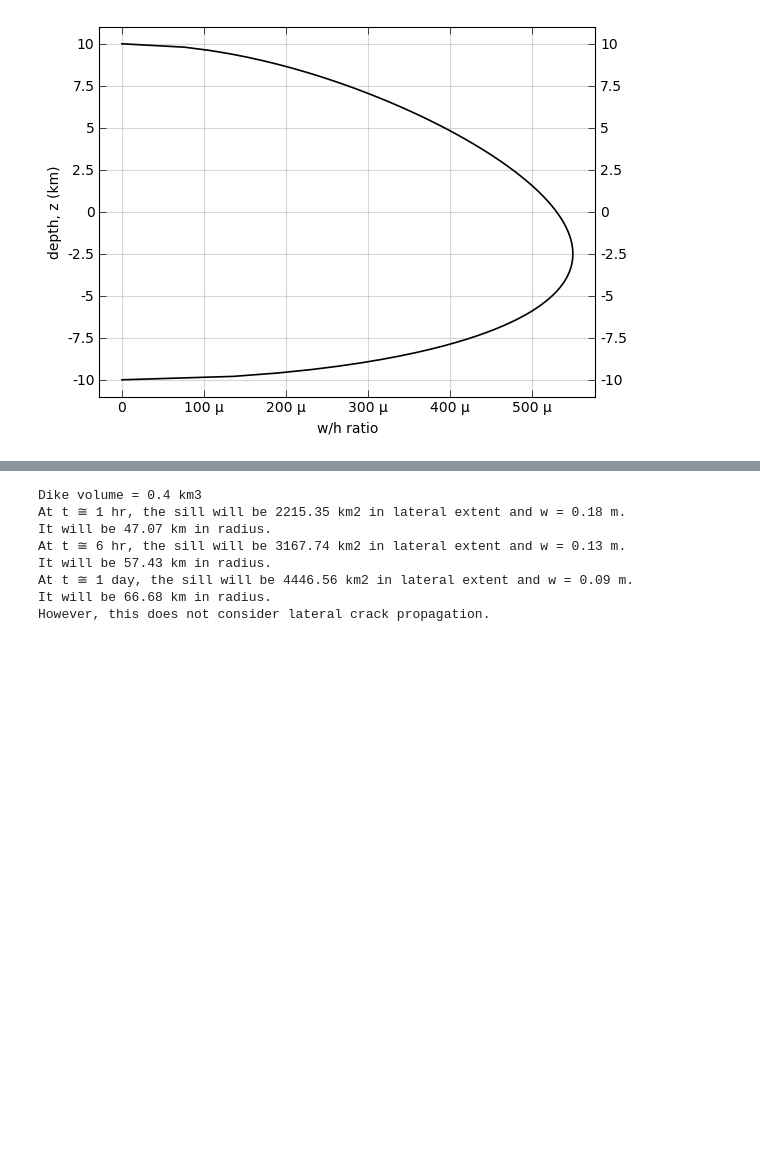
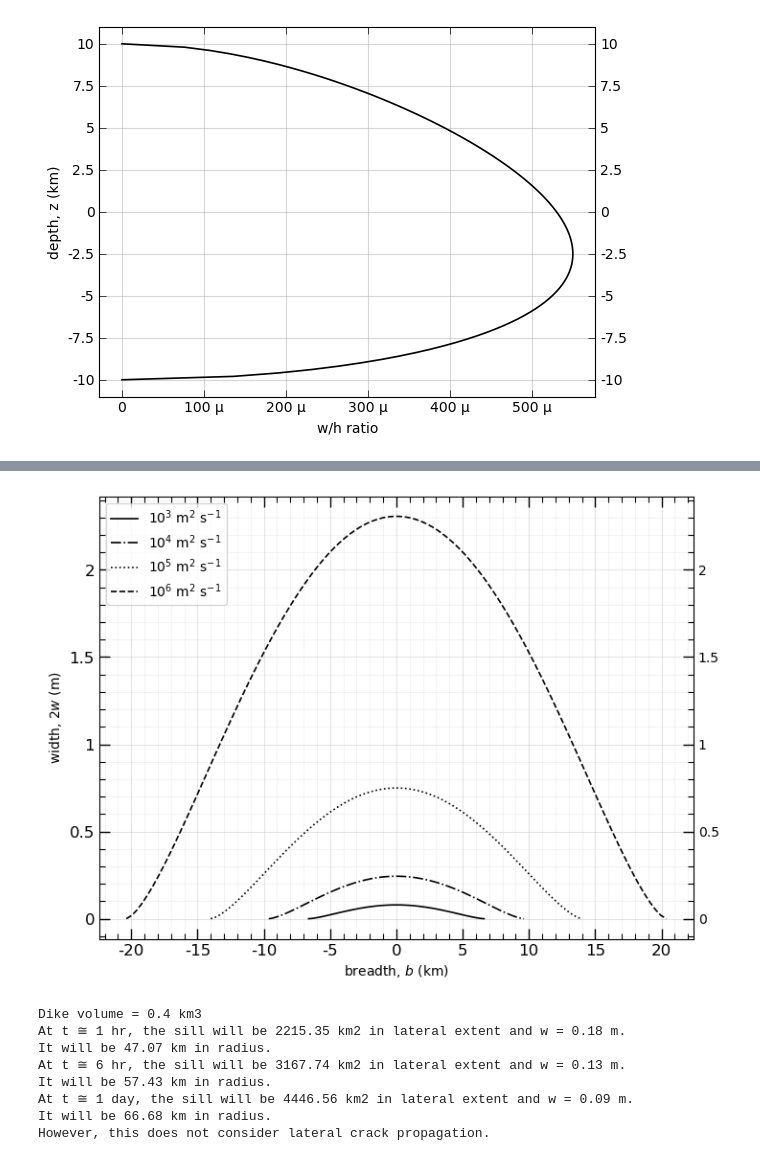
Before and after one commit to CottomR-et-al/Europa-ice-ocean-exchange, a Jupyter notebook: F25_Dikes_Europa.ipynb, the cells around one changed output, grey strips where cells are left out. Cells and saved outputs as stored; diff of their text form; code cells hidden in the pictures; blank space fills up the shorter version.

```diff
--- a/F25_Dikes_Europa.ipynb
+++ b/F25_Dikes_Europa.ipynb
@@ -903,3 +906,49 @@ ax.grid(which='minor', alpha=0.2, linewidth=0.5)
+# %%
+# Lister (1990) eqn 5.4 elliptical cross section, evolving with q
+fig, ax = plt.subplots( figsize=(8,6))
+Q = np.array([1e3, 1e4, 1e5, 1e6]) # m2/s
+a_Lister = 12/7
+G_up = gamma(3*a_Lister+2)
+G_low = gamma(1/2*(3*a_Lister + 2))**2
+bN = 1/2 * (6*(3*a_Lister+1)/a_Lister)**(a_Lister/(3*a_Lister + 1)) * (G_up / G_low)**(1/(3*a_Lister + 1))
+A = 15.4 * eta_w**(-1/7) * (rhow * delta_rho_inv * g)**(-3/7)
+x = np.linspace(0, 20e3, 100)
+xi = np.linspace(-1, 1, 100)
+linestyles = ['-', '-.', 'dotted', '--']
+z_slice = 10e3 # m
+
+for i, q in enumerate(Q):
+    breadth_scaling = (q * m**a_Lister * z_slice**a_Lister / (A * (g * delta_rho_inv)**(a_Lister + 1)))**(1 / (3 * a_Lister + 1))
+    b_physical = bN * breadth_scaling
+    x_physical = xi * b_physical
+    # xi = x / bN * (Q * m**a_Lister * z_slice**a_Lister / (A * (g*delta_rho)**(a_Lister + 1)))**(-1/(3*a_Lister + 1))
+
+    wLister = a_Lister * bN**3 / (6 * (3*a_Lister+1)) * (q**3 / (A**3 * (g*delta_rho_inv)**2 * m * z_slice))**(1/(3*a_Lister + 1)) * (1-xi**2)**(3/2)
+    # plt.plot(x_physical/1e3, 2*wLister, linewidth=1, color='black', label=rf'Q = 10$^{{{np.log10(Q):.0f}}}$ m$^2$ s$^{{-1}}$')
+    plt.plot(x_physical/1e3, 2*wLister, linewidth=1.2, color='black', ls=linestyles[i],label=rf'10$^{{{np.log10(q):.0f}}}$ m$^2$ s$^{{-1}}$')
+# plt.fill_between(x_physical, 0, 2 * wLister, alpha=0.2, color='firebrick')
+
+# labelLines(ax.get_lines(), xvals=[0], align=True, fontsize=10, color='black')
+ax.legend(loc='upper left', fontsize=10)
+plt.xticks(fontsize=12)
+plt.yticks(fontsize=12)
+# ax.loglog()
+ax.set_xlabel('breadth, $b$ (km)')
+ax.set_ylabel('width, $2w$ (m)')
+ax.set_axisbelow(True) # gridlines behind contours
+ax.xaxis.set_major_formatter(StrMethodFormatter('{x:g}'))
+ax.yaxis.set_major_formatter(StrMethodFormatter('{x:g}'))
+# ax.xaxis.set_major_locator(FixedLocator([3, 10, 30, 100]))
+# ax.xaxis.set_minor_formatter(NullFormatter())
+# ax.yaxis.set_minor_formatter(NullFormatter())
+ax.minorticks_on()
+ax.tick_params(which='major', length=8, width=1, direction='in', top=True, right=True, labelright=True)
+ax.tick_params(which='minor', length=4, width=0.8, direction='in', top=True, right=True)
+ax.grid(which='major', alpha=0.5, linewidth=0.5)
+ax.grid(which='minor', alpha=0.2, linewidth=0.5)
+# ax.set_title('Lister (1990) eqn 5.4: Elliptical cross section for a dike')
+# %% [output]
+[figure, added]
 # %%
 # Dimensions for a sill given by Lister & Kerr, balance of elastic and viscous pressures (L&K eqns 21a&b)
 
```
Also changed, not shown: parts of 2 cells of this notebook.
